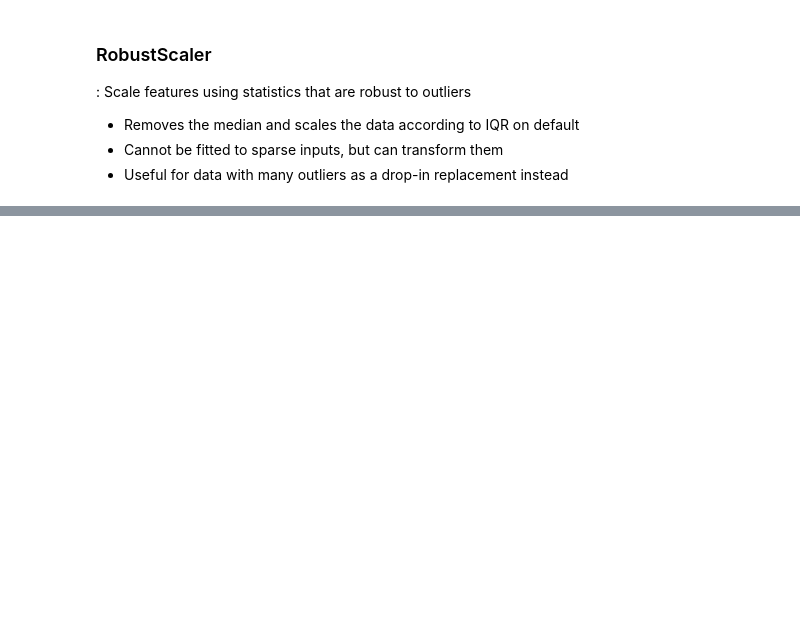
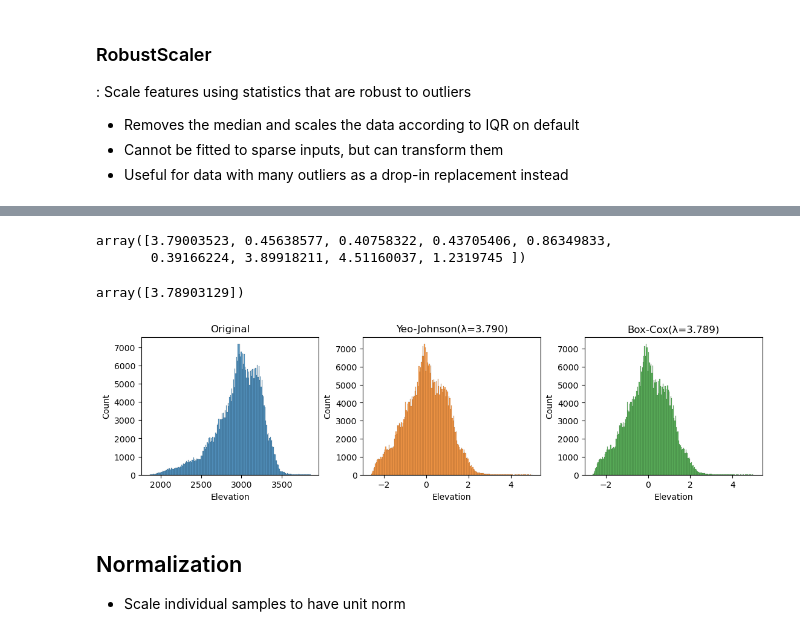
Before and after one commit to greenrey/python-practice, a Jupyter notebook: 03_sklearn_preprocessing.ipynb, the cells around one changed output, grey strips where cells are left out. Drawn from its saved outputs; the diff is of its cells as text; code cells hidden in the pictures; blank space fills up the shorter version.

Commit message:
Update: Non-linear transformation examples

```diff
--- a/03_sklearn_preprocessing.ipynb
+++ b/03_sklearn_preprocessing.ipynb
@@ -187,0 +254,38 @@ pipe.score(X_test.iloc[:, :9], y_test)
+# %%
+from sklearn.preprocessing import PowerTransformer
+
+pt_yj = PowerTransformer(method='yeo-johnson')
+X_train_pt_yj = pt_yj.fit_transform(X_train.iloc[:, :9])
+
+pt_bc = PowerTransformer(method='box-cox')
+X_train_pt_bc = pt_bc.fit_transform(X_train.iloc[:, :1])
+# %%
+# lambda values for each features
+pt_yj.lambdas_
+# %% [output]
+array([3.79003523, 0.45638577, 0.40758322, 0.43705406, 0.86349833,
+       0.39166224, 3.89918211, 4.51160037, 1.2319745 ])
+# %%
+pt_bc.lambdas_
+# %% [output]
+array([3.78903129])
+# %%
+fig, axes = plt.subplots(figsize=(11, 3), nrows=1, ncols=3, layout='constrained')
+
+sns.histplot(data=X_train, x='Elevation', ax=axes[0], color='C0')
+sns.histplot(data=X_train_pt_yj[:, 0], ax=axes[1], color='C1')
+sns.histplot(data=X_train_pt_bc[:, 0], ax=axes[2], color='C2')
+
+axes[0].set_title('Original')
+axes[1].set_title('Yeo-Johnson(λ=3.790)')
+axes[2].set_title('Box-Cox(λ=3.789)')
+
+axes[1].set_xlabel('Elevation')
+axes[2].set_xlabel('Elevation')
+
+plt.show()
+# %% [output]
+[figure, added]
+# %% [markdown]
+## Normalization
+* Scale individual samples to have unit norm
```
Also changed, not shown: parts of 12 cells of this notebook.
